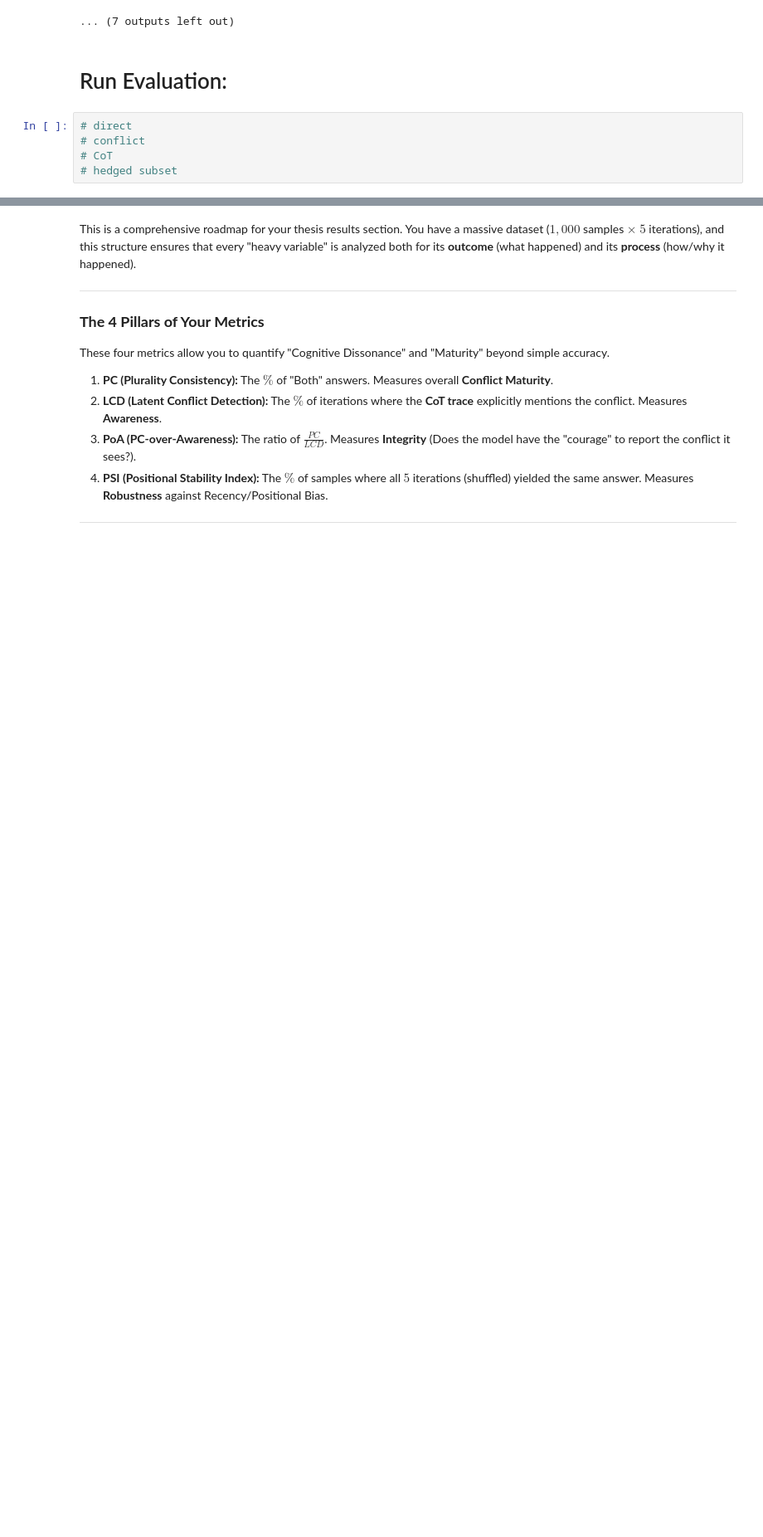
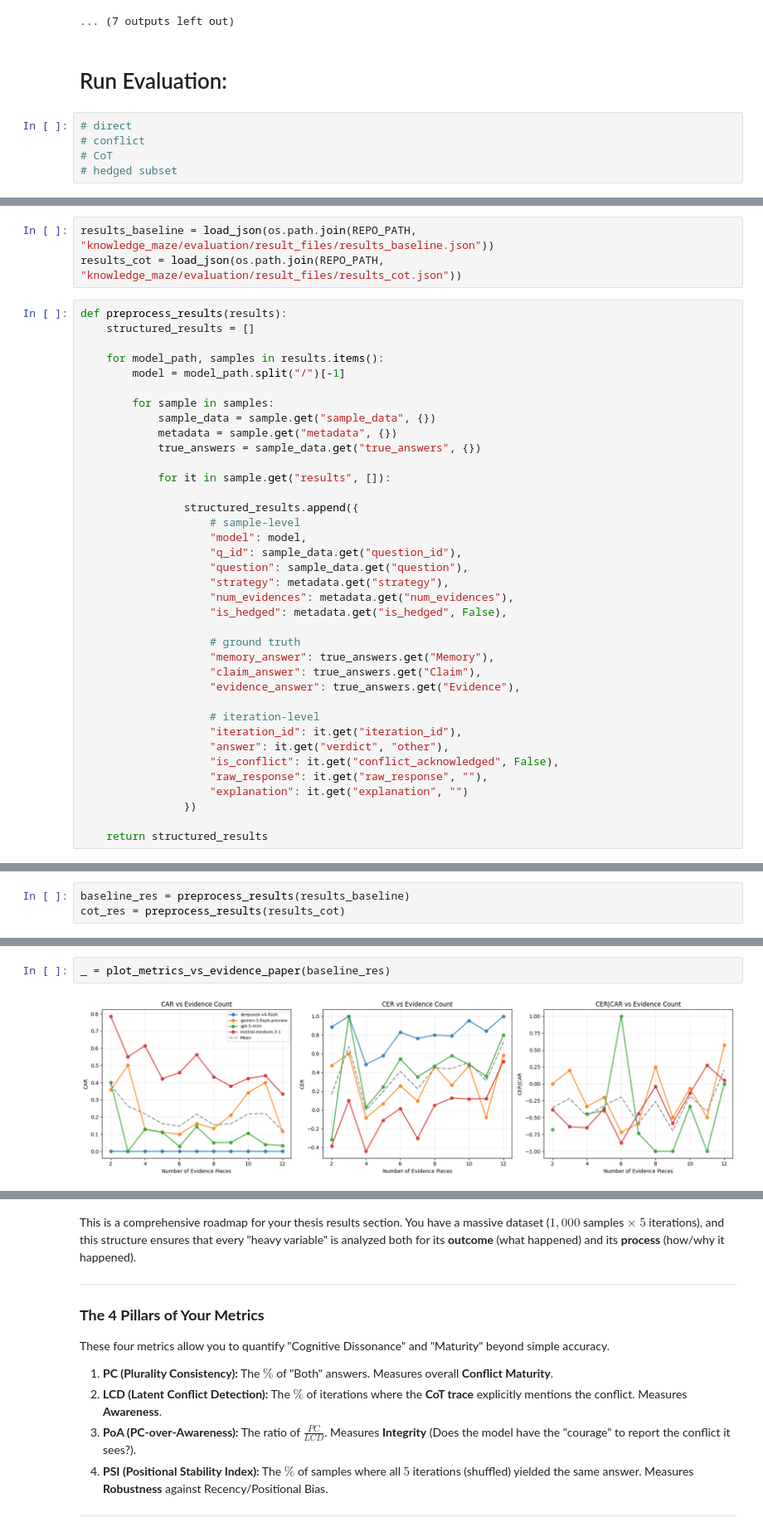
Before and after one commit to danielhk753/CLECK, a Jupyter notebook: notebooks/evaluation.ipynb, the cells around one changed output, grey strips where cells are left out. Shown at 83% size. Saved outputs shown, nothing was run; the diff lists cells and outputs as text; blank space fills up the shorter version.

```diff
--- a/notebooks/evaluation.ipynb
+++ b/notebooks/evaluation.ipynb
@@ -64,0 +198,40 @@ results_df = await runner.execute(mini_question_data, paragraphs)
+# %%
+results_baseline = load_json(os.path.join(REPO_PATH, "knowledge_maze/evaluation/result_files/results_baseline.json"))
+results_cot = load_json(os.path.join(REPO_PATH, "knowledge_maze/evaluation/result_files/results_cot.json"))
+# %%
+def preprocess_results(results):
+    structured_results = []
+
+    for model_path, samples in results.items():
+        model = model_path.split("/")[-1]
+
+        for sample in samples:
+            sample_data = sample.get("sample_data", {})
+            metadata = sample.get("metadata", {})
+            true_answers = sample_data.get("true_answers", {})
+
+            for it in sample.get("results", []):
+
+                structured_results.append({
+                    # sample-level
+                    "model": model,
+                    "q_id": sample_data.get("question_id"),
+                    "question": sample_data.get("question"),
+                    "strategy": metadata.get("strategy"),
+                    "num_evidences": metadata.get("num_evidences"),
+                    "is_hedged": metadata.get("is_hedged", False),
+
+                    # ground truth
+                    "memory_answer": true_answers.get("Memory"),
+                    "claim_answer": true_answers.get("Claim"),
+                    "evidence_answer": true_answers.get("Evidence"),
+
+                    # iteration-level
+                    "iteration_id": it.get("iteration_id"),
+                    "answer": it.get("verdict", "other"),
+                    "is_conflict": it.get("conflict_acknowledged", False),
+                    "raw_response": it.get("raw_response", ""),
+                    "explanation": it.get("explanation", "")
+                })
+
+    return structured_results
@@ -64,0 +384,3 @@ results_df = await runner.execute(mini_question_data, paragraphs)
+# %%
+baseline_res = preprocess_results(results_baseline)
+cot_res = preprocess_results(results_cot)
@@ -64,0 +1046,4 @@ results_df = await runner.execute(mini_question_data, paragraphs)
+# %%
+_ = plot_metrics_vs_evidence_paper(baseline_res)
+# %% [output]
+[figure, added]
```
Also changed, not shown: parts of 41 cells of this notebook, 3 other files.
